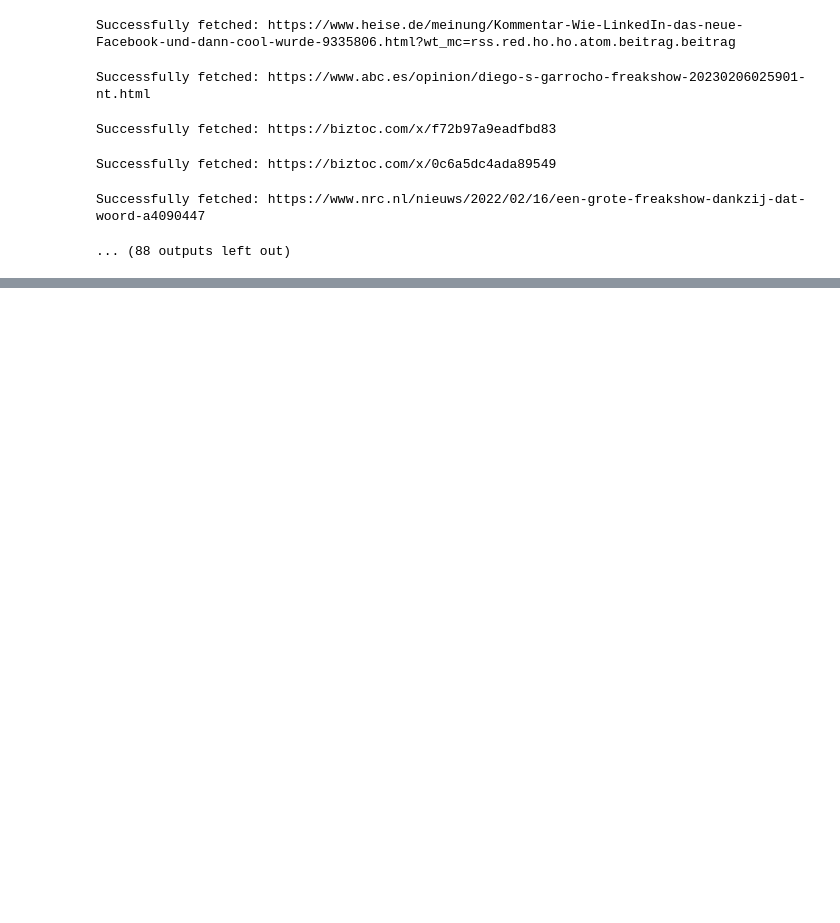
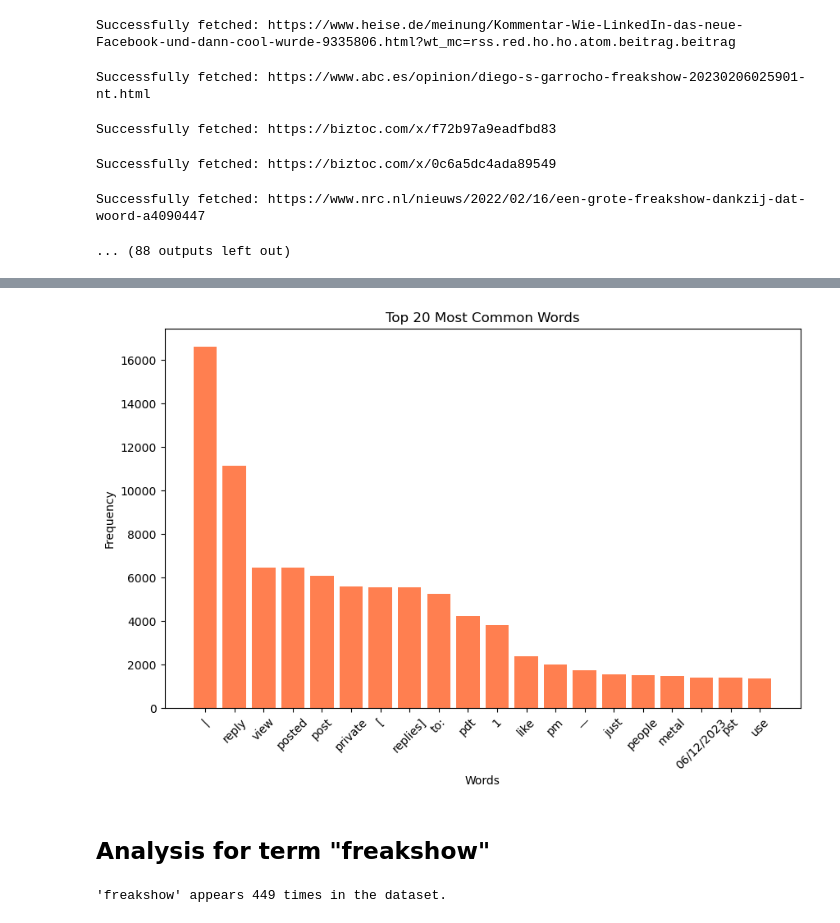
Before and after one commit to ZD-140/DSAN-7000-Project, a Jupyter notebook: freakshow data crawlers.ipynb, the cells around one changed output, grey strips where cells are left out. Cells and saved outputs as stored; diff of their text form; code cells hidden in the pictures; blank space fills up the shorter version.

```diff
--- a/freakshow data crawlers.ipynb
+++ b/freakshow data crawlers.ipynb
@@ -83,0 +190,32 @@ Successfully fetched: https://www.nrc.nl/nieuws/2022/02/16/een-grote-freakshow-d
+# %%
+from collections import Counter
+from sklearn.feature_extraction.text import ENGLISH_STOP_WORDS
+
+# 将所有文本合并为一个字符串，并分词
+all_words = ' '.join(data['text']).lower().split()
+# 过滤掉停用词
+filtered_words = [word for word in all_words if word not in ENGLISH_STOP_WORDS]
+
+# 统计词频
+word_freq = Counter(filtered_words)
+common_words = word_freq.most_common(20)
+
+# 绘制最常见词汇的条形图
+words, counts = zip(*common_words)
+plt.figure(figsize=(10, 6))
+plt.bar(words, counts, color='coral')
+plt.title('Top 20 Most Common Words')
+plt.xlabel('Words')
+plt.ylabel('Frequency')
+plt.xticks(rotation=45)
+plt.show()
+# %% [output]
+[figure, added]
+# %% [markdown]
+## Analysis for term "freakshow"
+# %%
+# count "freakshow" occured frequency
+freakshow_count = data['text'].str.count(r'\bfreakshow\b').sum()
+print(f"'freakshow' appears {freakshow_count} times in the dataset.")
+# %% [output]
+'freakshow' appears 449 times in the dataset.
```
Also changed, not shown: parts of 14 cells of this notebook, 2 other files.
